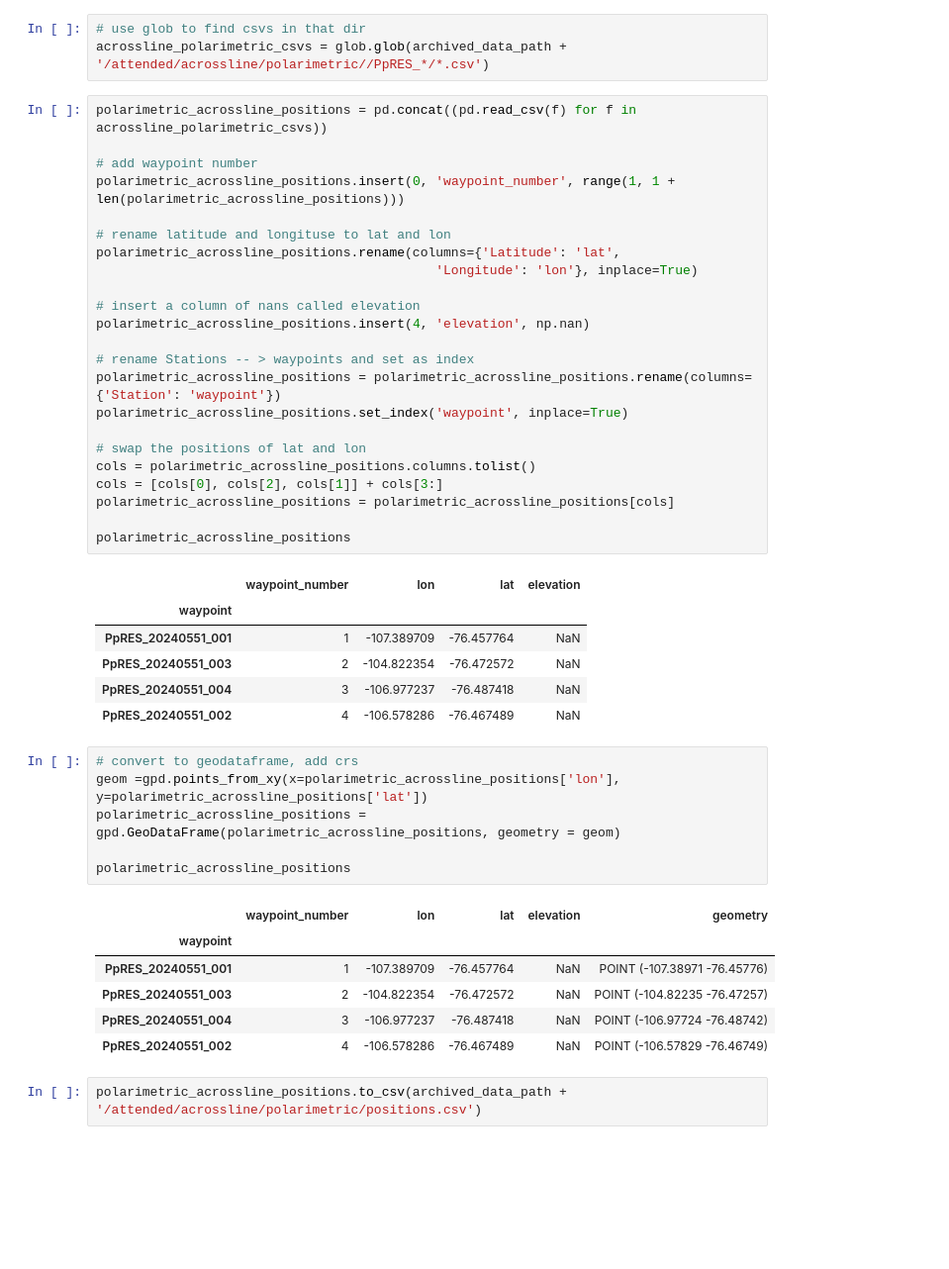
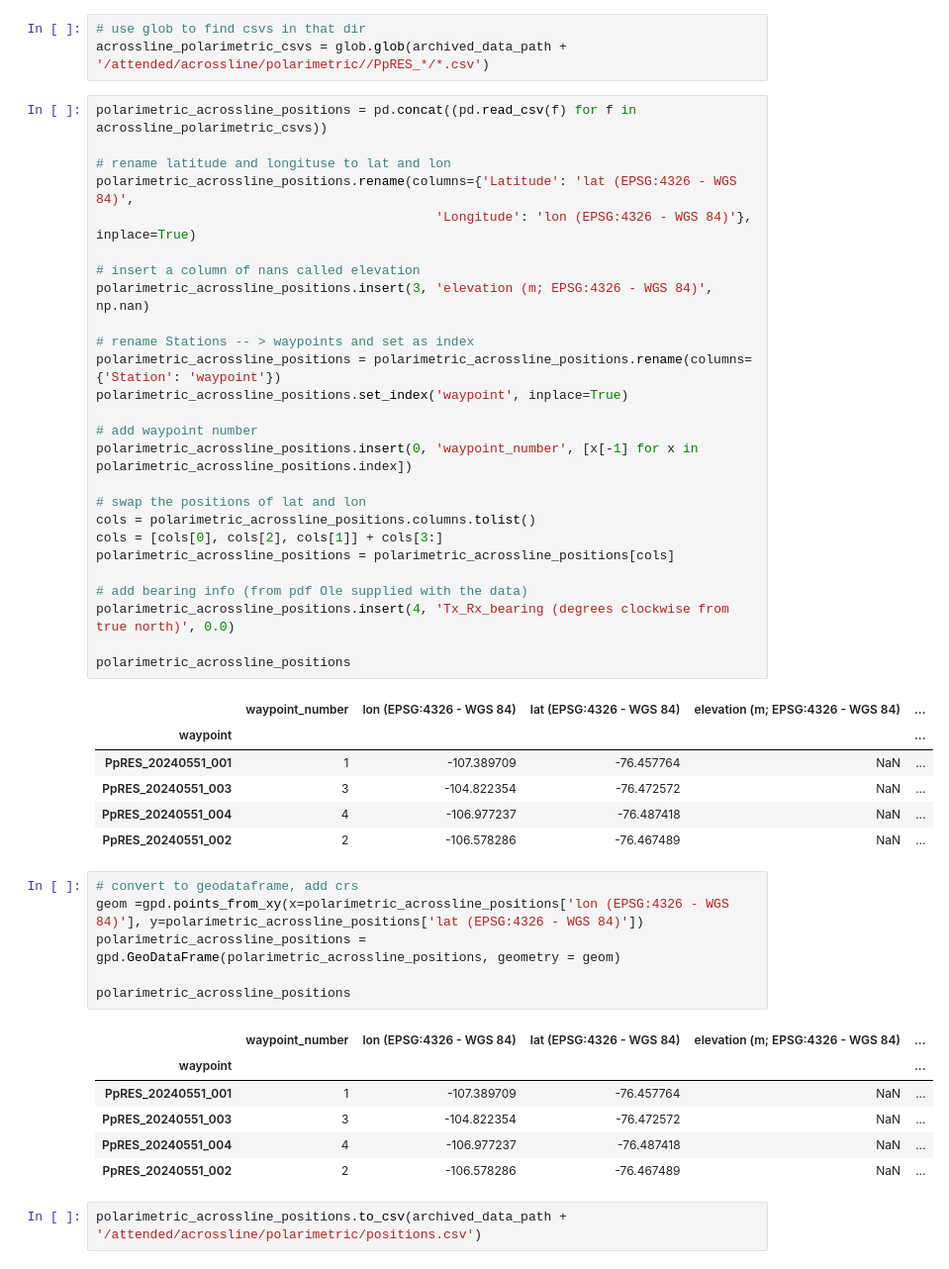
Before and after one commit to GHOST-thwaites/GHOST_ApRES_archiving, a Jupyter notebook: notebooks/attended/metadata_preparation.ipynb, the cells around one changed output. Shown at 99% size. Saved outputs shown, nothing was run; the diff lists cells and outputs as text; blank space fills up the shorter version.

```diff
--- a/notebooks/attended/metadata_preparation.ipynb
+++ b/notebooks/attended/metadata_preparation.ipynb
@@ -340,45 +404,48 @@ acrossline_polarimetric_csvs = glob.glob(archived_data_path + '/attended/acrossl
 # %%
 polarimetric_acrossline_positions = pd.concat((pd.read_csv(f) for f in acrossline_polarimetric_csvs))
 
-# add waypoint number
-polarimetric_acrossline_positions.insert(0, 'waypoint_number', range(1, 1 + len(polarimetric_acrossline_positions)))
-
 # rename latitude and longituse to lat and lon
-polarimetric_acrossline_positions.rename(columns={'Latitude': 'lat',
-                                            'Longitude': 'lon'}, inplace=True)
+polarimetric_acrossline_positions.rename(columns={'Latitude': 'lat (EPSG:4326 - WGS 84)',
+                                            'Longitude': 'lon (EPSG:4326 - WGS 84)'}, inplace=True)
 
 # insert a column of nans called elevation
-polarimetric_acrossline_positions.insert(4, 'elevation', np.nan)
+polarimetric_acrossline_positions.insert(3, 'elevation (m; EPSG:4326 - WGS 84)', np.nan)
 
 # rename Stations -- > waypoints and set as index
 polarimetric_acrossline_positions = polarimetric_acrossline_positions.rename(columns={'Station': 'waypoint'})
 polarimetric_acrossline_positions.set_index('waypoint', inplace=True)
+
+# add waypoint number
+polarimetric_acrossline_positions.insert(0, 'waypoint_number', [x[-1] for x in polarimetric_acrossline_positions.index])
 
 # swap the positions of lat and lon
 cols = polarimetric_acrossline_positions.columns.tolist()
 cols = [cols[0], cols[2], cols[1]] + cols[3:]
 polarimetric_acrossline_positions = polarimetric_acrossline_positions[cols]
 
+# add bearing info (from pdf Ole supplied with the data)
+polarimetric_acrossline_positions.insert(4, 'Tx_Rx_bearing (degrees clockwise from true north)', 0.0)
+
 polarimetric_acrossline_positions
 # %% [output]
-|  | waypoint_number | lon | lat | elevation |
-| waypoint |  |  |  |  |
-| PpRES_20240551_001 | 1 | -107.389709 | -76.457764 | NaN |
-| PpRES_20240551_003 | 2 | -104.822354 | -76.472572 | NaN |
-| PpRES_20240551_004 | 3 | -106.977237 | -76.487418 | NaN |
-| PpRES_20240551_002 | 4 | -106.578286 | -76.467489 | NaN |
+|  | waypoint_number | lon (EPSG:4326 - WGS 84) | lat (EPSG:4326 - WGS 84) | elevation (m; EPSG:4326 - WGS 84) | ... |
+| waypoint |  |  |  |  | ... |
+| PpRES_20240551_001 | 1 | -107.389709 | -76.457764 | NaN | ... |
+| PpRES_20240551_003 | 3 | -104.822354 | -76.472572 | NaN | ... |
+| PpRES_20240551_004 | 4 | -106.977237 | -76.487418 | NaN | ... |
+| PpRES_20240551_002 | 2 | -106.578286 | -76.467489 | NaN | ... |
 # %%
 # convert to geodataframe, add crs
-geom =gpd.points_from_xy(x=polarimetric_acrossline_positions['lon'], y=polarimetric_acrossline_positions['lat'])
+geom =gpd.points_from_xy(x=polarimetric_acrossline_positions['lon (EPSG:4326 - WGS 84)'], y=polarimetric_acrossline_positions['lat (EPSG:4326 - WGS 84)'])
 polarimetric_acrossline_positions = gpd.GeoDataFrame(polarimetric_acrossline_positions, geometry = geom)
 
 polarimetric_acrossline_positions
 # %% [output]
-|  | waypoint_number | lon | lat | elevation | geometry |
-| waypoint |  |  |  |  |  |
-| PpRES_20240551_001 | 1 | -107.389709 | -76.457764 | NaN | POINT (-107.38971 -76.45776) |
-| PpRES_20240551_003 | 2 | -104.822354 | -76.472572 | NaN | POINT (-104.82235 -76.47257) |
-| PpRES_20240551_004 | 3 | -106.977237 | -76.487418 | NaN | POINT (-106.97724 -76.48742) |
-| PpRES_20240551_002 | 4 | -106.578286 | -76.467489 | NaN | POINT (-106.57829 -76.46749) |
+|  | waypoint_number | lon (EPSG:4326 - WGS 84) | lat (EPSG:4326 - WGS 84) | elevation (m; EPSG:4326 - WGS 84) | ... |
+| waypoint |  |  |  |  | ... |
+| PpRES_20240551_001 | 1 | -107.389709 | -76.457764 | NaN | ... |
+| PpRES_20240551_003 | 3 | -104.822354 | -76.472572 | NaN | ... |
+| PpRES_20240551_004 | 4 | -106.977237 | -76.487418 | NaN | ... |
+| PpRES_20240551_002 | 2 | -106.578286 | -76.467489 | NaN | ... |
 # %%
 polarimetric_acrossline_positions.to_csv(archived_data_path + '/attended/acrossline/polarimetric/positions.csv')
```
Also changed, not shown: parts of 13 cells of this notebook.
